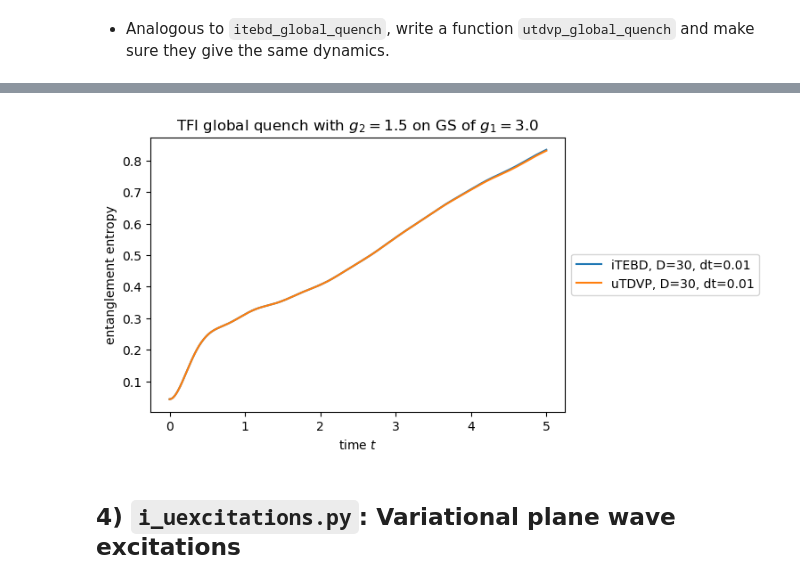
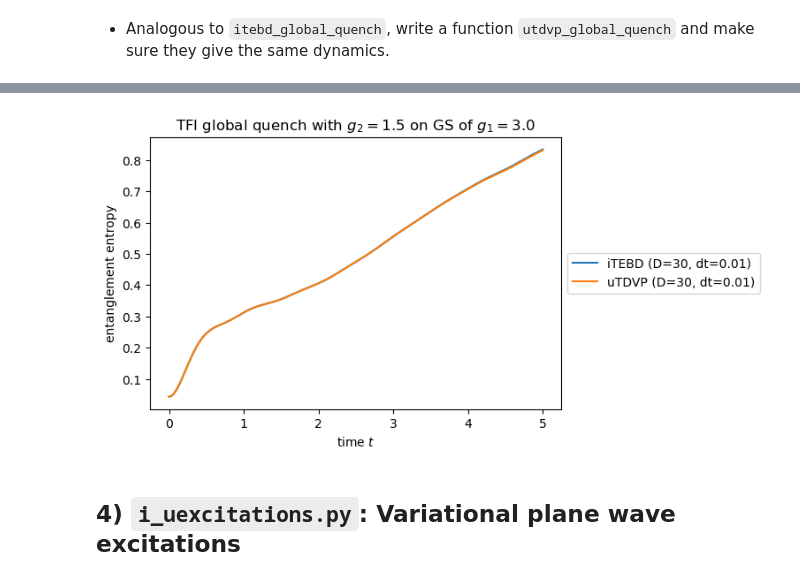
Before and after one commit to tenpy/tenpy_toycodes, a Jupyter notebook: solutions_uniform_toycodes.ipynb, the cells around one changed output, grey strips where cells are left out. Cells and saved outputs as stored; diff of their text form; code cells hidden in the pictures.

```diff
--- a/solutions_uniform_toycodes.ipynb
+++ b/solutions_uniform_toycodes.ipynb
@@ -577,14 +624,14 @@ Ground state variance density: (2.914335439641036e-16+5.54867566823769e-16j).
 # %%
 plt.figure(figsize=(6, 4))
 plt.title(f"TFI global quench with $g_2={g2}$ on GS of $g_1={g1}$")
 plt.xlabel('time $t$')
 plt.ylabel('entanglement entropy')
-plt.plot(ts_itebd, Ss_itebd, label=f"iTEBD, D={D}, dt={dt}")
-plt.plot(ts_utdvp, Ss_utdvp, label=f"uTDVP, D={D}, dt={dt}")
+plt.plot(ts_itebd, Ss_itebd, label=f"iTEBD (D={D}, dt={dt})")
+plt.plot(ts_utdvp, Ss_utdvp, label=f"uTDVP (D={D}, dt={dt})")
 plt.legend(loc='center left', bbox_to_anchor=(1, 0.5))
 plt.show()
 # %% [output]
-[figure, old version]
+[figure, new version]
 # %% [markdown]
 ## 4) `i_uexcitations.py`: Variational plane wave excitations
 # %%
```
Also changed, not shown: parts of 21 cells of this notebook, 1 other file.
